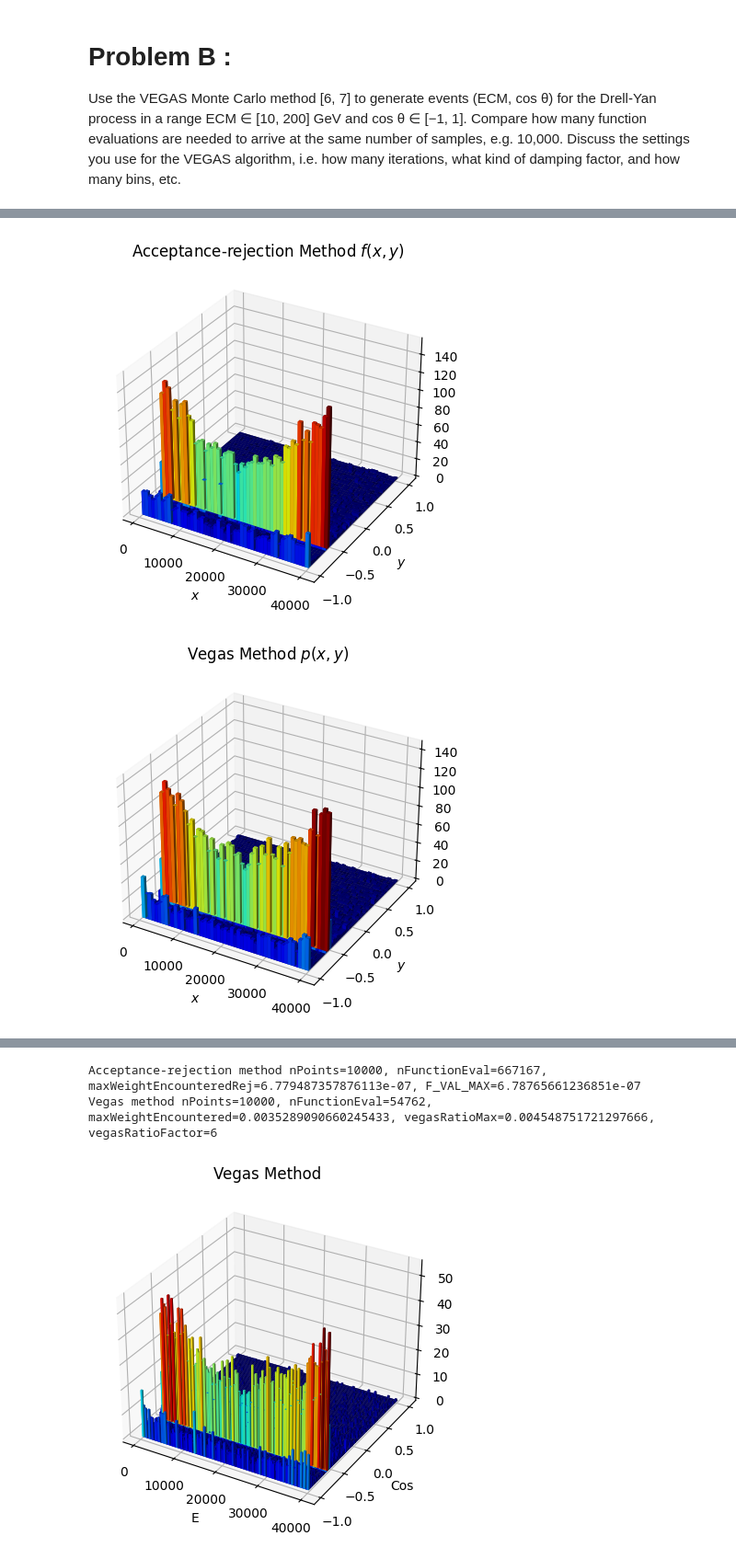
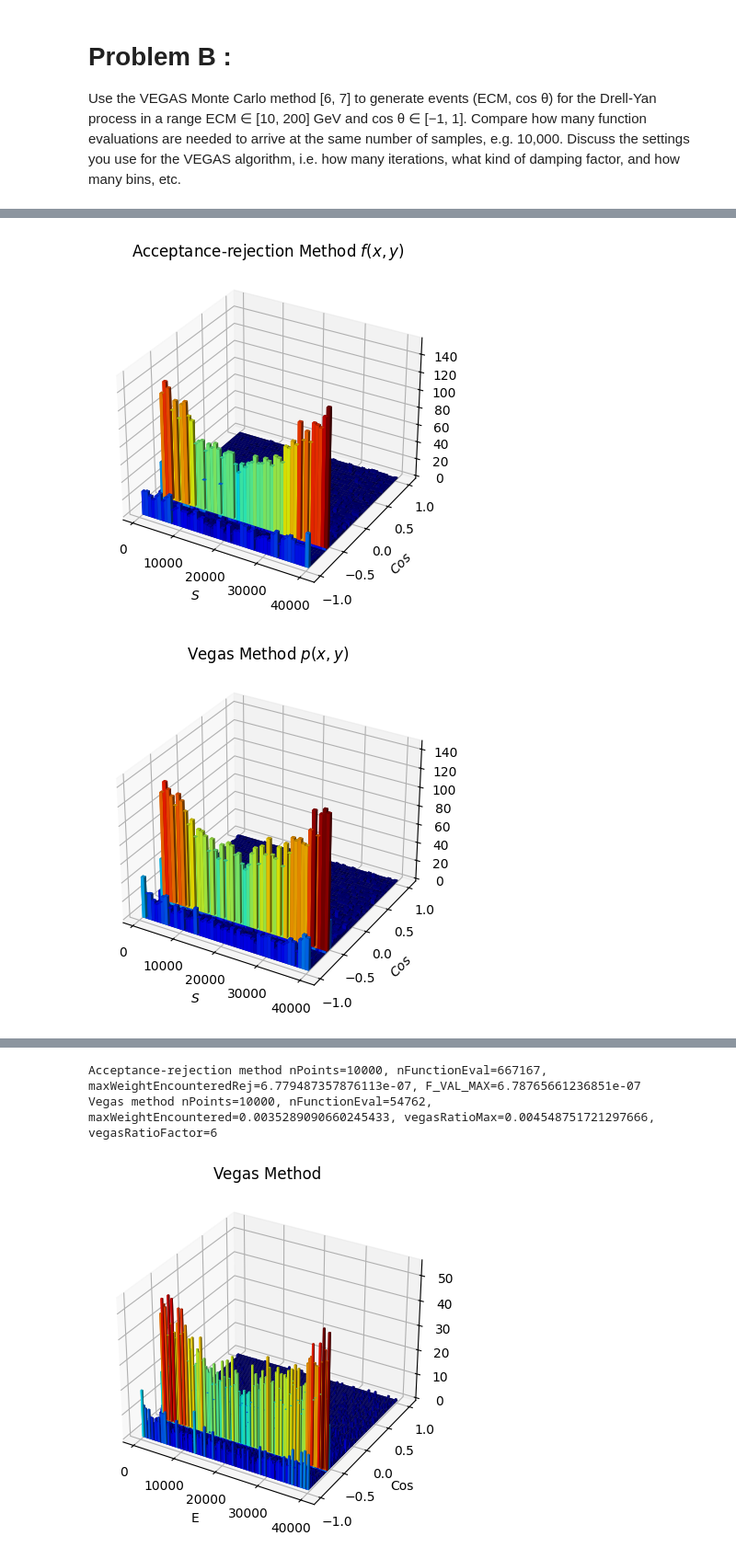
Before and after one commit to Alfredolazagna/Drell-Yan-Production-with-VEGAS-C-, a Jupyter notebook: drell-yan2.ipynb, the cells around one changed output, grey strips where cells are left out. Shown at 92% size. Cells and saved outputs as stored; diff of their text form; code cells hidden in the pictures.

```diff
--- a/drell-yan2.ipynb
+++ b/drell-yan2.ipynb
@@ -533,35 +464,35 @@ def plot_results(
     nBins=50,
     NN=100,
     KK=2000,
     nIterations=4000,
     alpha_damp=1.5,
     seed=64,
 ):
     bf = brute_force(nPoints, seed)
     vg = vegas(nPoints, vegasRatioFactor, NN, KK, nIterations, alpha_damp, seed)
     # brute force
     titleRej = r"Acceptance-rejection Method $f(x,y)$"
-    lego_plot(bf["S"], bf["angle"], nBins, "$x$", "$y$", titleRej)
+    lego_plot(bf["S"], bf["angle"], nBins, "$S$", "$Cos$", titleRej)
     plt.show()
 
     # Vegas method
     titleVrho = r"Vegas Method $p(x,y)$"
-    lego_plot(vg["S"], vg["cos"], nBins, "$x$", "$y$", titleVrho)
+    lego_plot(vg["S"], vg["cos"], nBins, "$S$", "$Cos$", titleVrho)
     plt.show()
 
     titleVegas = r"Vegas Method $f(x,y)$"
-    lego_plot(vg["S"], vg["cos"], nBins, "$x$", "$y$", titleVegas)
+    lego_plot(vg["S"], vg["cos"], nBins, "$S$", "$Cos$", titleVegas)
     plt.show()
 
     print(
          f"Acceptance-rejection method nPoints={nPoints}, nFunctionEval={bf['nFunEval']}, maxWeightEncounteredRej={bf['maxWeightEncountered']}, F_VAL_MAX={FMAX}"
      )
     print(
         f"Vegas method nPoints={nPoints}, nFunctionEval={vg['nFunEval']}, maxWeightEncountered={vg['maxWeightEncountered']}, vegasRatioMax={vg['vegasRatioMax']}, vegasRatioFactor={vegasRatioFactor}"
     )
 
 
 plot_results(10_000, 6)
 # %% [output]
-[figure, old version]
+[figure, new version]
-[figure, old version]
+[figure, new version]
```
Also changed, not shown: parts of 5 cells of this notebook.
